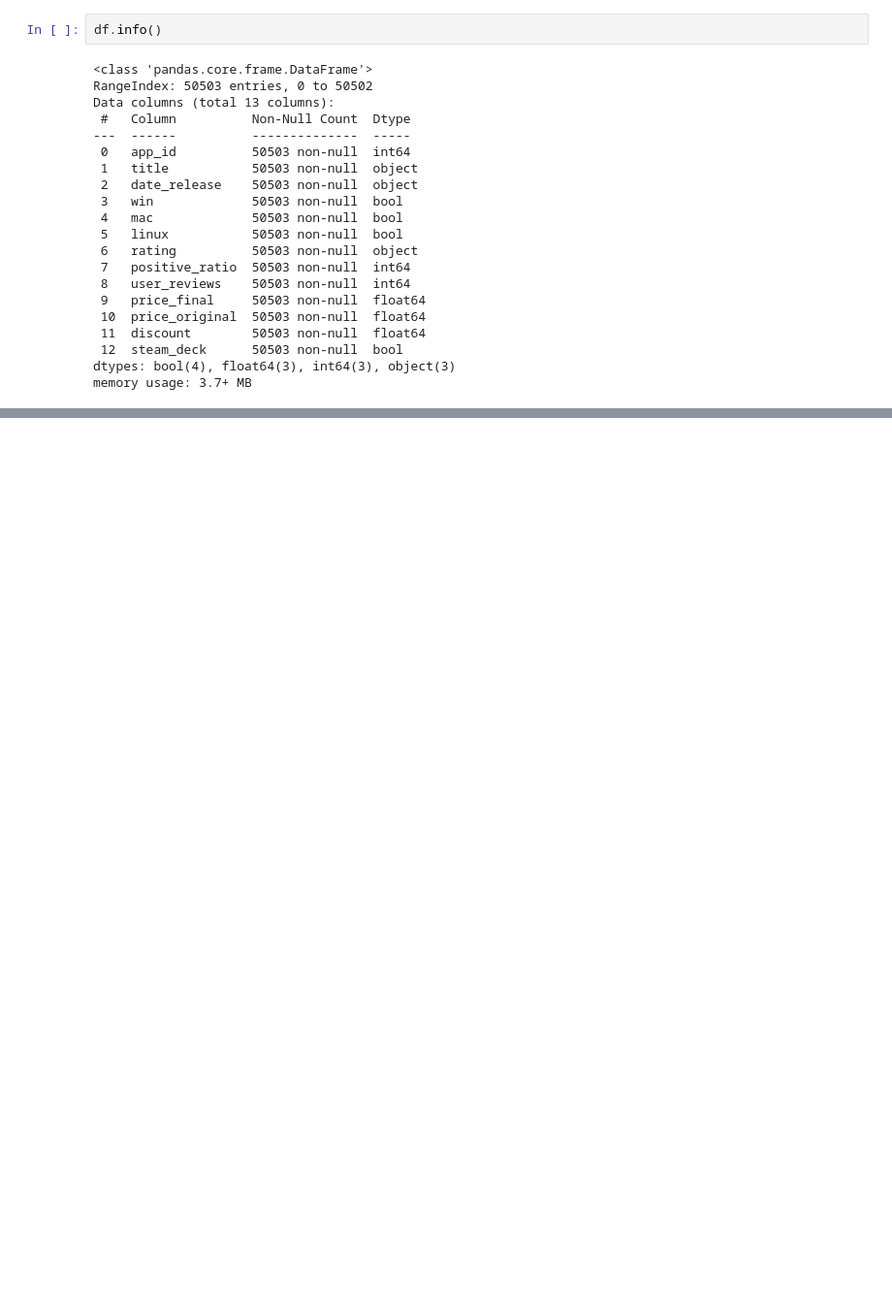
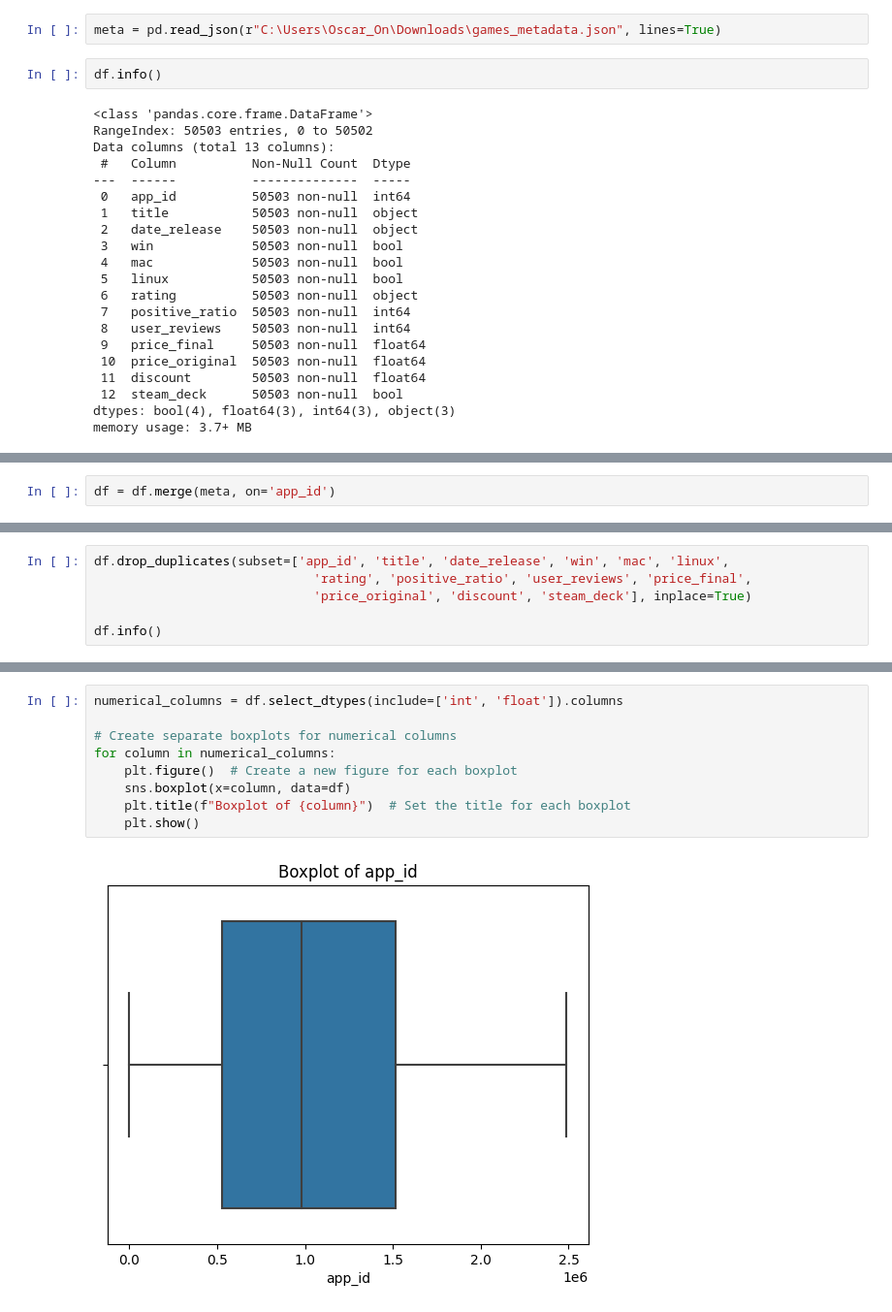
Before and after one commit to kaka5050/MBAN-6110, a Jupyter notebook: Project/sc.ipynb, the cells around one changed output, grey strips where cells are left out. Shown: that part at 97% size. Drawn from its saved outputs; the diff is of its cells as text; blank space fills up the shorter version.

```diff
--- a/Project/sc.ipynb
+++ b/Project/sc.ipynb
@@ -11,6 +11,8 @@ from sklearn.linear_model import LinearRegression
 from sklearn.impute import SimpleImputer
 # %%
 df = pd.read_csv(r"C:\Users\Oscar_On\Downloads\games.csv")
+# %%
+meta = pd.read_json(r"C:\Users\Oscar_On\Downloads\games_metadata.json", lines=True)
 # %%
 df.info()
 # %% [output]
@@ -36,0 +66,2 @@ memory usage: 3.7+ MB
+# %%
+df = df.merge(meta, on='app_id')
@@ -36,0 +88,6 @@ memory usage: 3.7+ MB
+# %%
+df.drop_duplicates(subset=['app_id', 'title', 'date_release', 'win', 'mac', 'linux',
+                             'rating', 'positive_ratio', 'user_reviews', 'price_final',
+                             'price_original', 'discount', 'steam_deck'], inplace=True)
+
+df.info()
@@ -36,0 +124,11 @@ memory usage: 3.7+ MB
+# %%
+numerical_columns = df.select_dtypes(include=['int', 'float']).columns
+
+# Create separate boxplots for numerical columns
+for column in numerical_columns:
+    plt.figure()  # Create a new figure for each boxplot
+    sns.boxplot(x=column, data=df)
+    plt.title(f"Boxplot of {column}")  # Set the title for each boxplot
+    plt.show()
+# %% [output]
+[figure, added]
```
Also changed, not shown: parts of 10 cells of this notebook, 1 other file.
